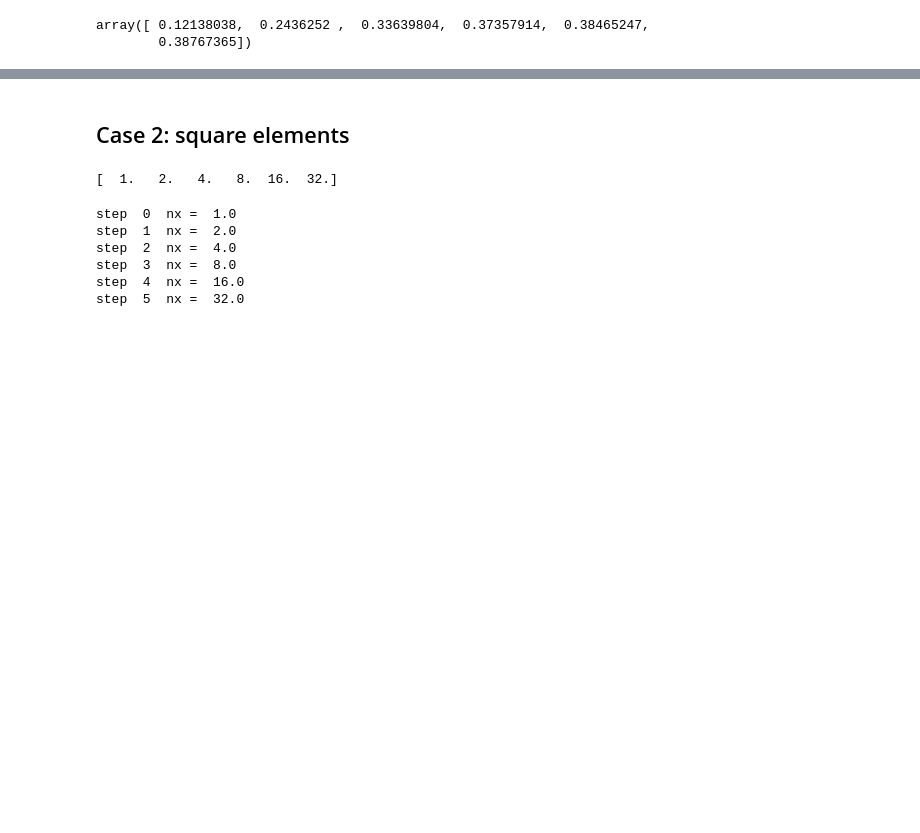
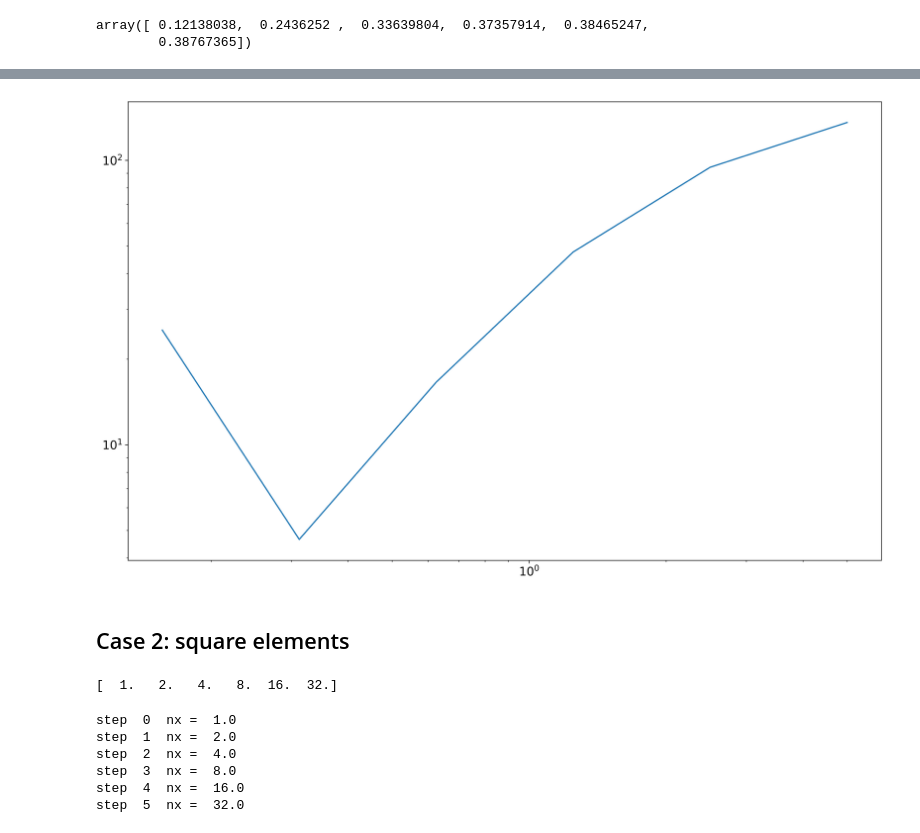
Before and after one commit to Ccaccia73/pythonToyFEM, a Jupyter notebook: pyToyFEM.ipynb, the cells around one changed output, grey strips where cells are left out. Saved outputs shown, nothing was run; the diff lists cells and outputs as text; code cells hidden in the pictures; blank space fills up the shorter version.

```diff
--- a/pyToyFEM.ipynb
+++ b/pyToyFEM.ipynb
@@ -195,0 +212,3 @@ To analyze the effect of mesh size we compute tip displacement at half width of
+# %%
+sxx = force[1]*3/w**2*(l-0.0)**2*(w-0.0)
+sxx
@@ -274,3 +296,11 @@ plt.axis('equal');
+# %%
+plt.figure(figsize=(16,10), dpi=300)
+#plotMesh(nodes,elements,'b-.')
+#plotMesh(nodes+GlobalDispl,elements,'r')
+#plt.axis('equal');
+plt.loglog(l/ne_v,np.abs(sxx-sigma_xx));
+# %% [output]
+[figure, added]
 # %% [markdown]
 ## Case 2: square elements
 # %%
```
Also changed, not shown: parts of 19 cells of this notebook, 2 other files.
